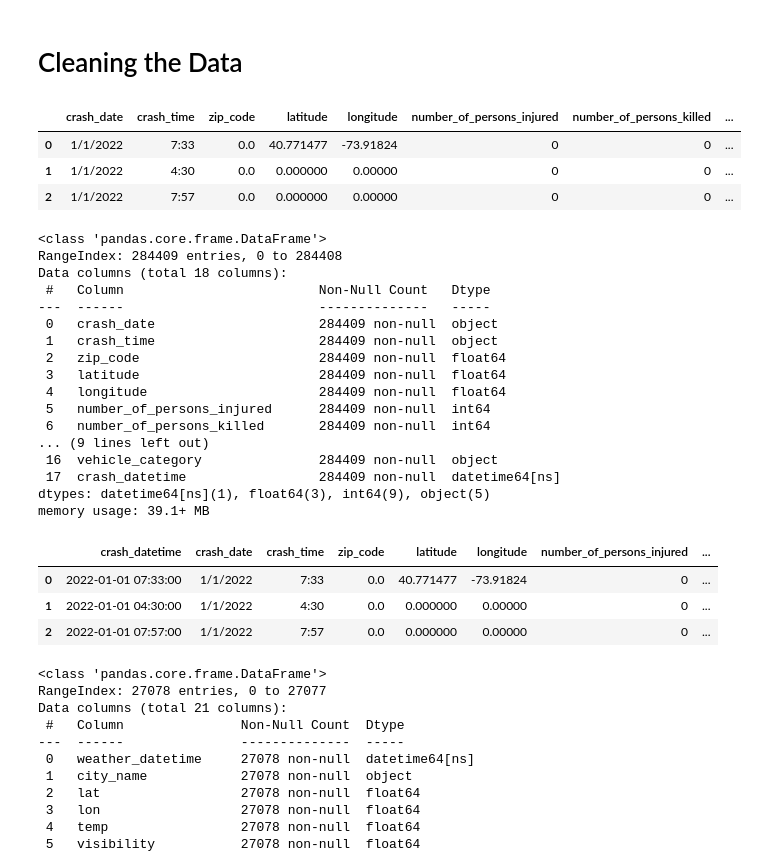
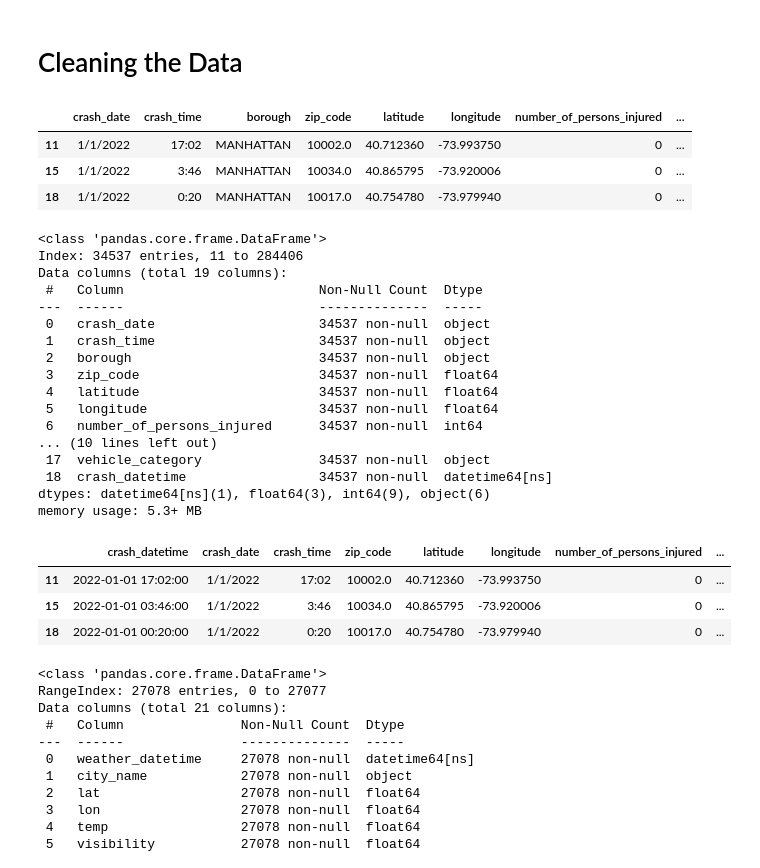
Before and after one commit to cfortiz/bootcamp-project-4, a Jupyter notebook: Model_EC.ipynb, the cells around one changed output. Saved outputs shown, nothing was run; the diff lists cells and outputs as text; code cells hidden in the pictures.

```diff
--- a/Model_EC.ipynb
+++ b/Model_EC.ipynb
@@ -49,59 +49,59 @@ vehicle_categories = {
     ],
     "Emergency Vehicles": ["Ambulance"],
     "Public Transport": ["Bus", "Pedicab", "Carriage"],
     "Two-Wheelers": [
         "Motorcycle", "Bike", "E-Bike", "Moped", "E-Scooter", "MOTOR SCOO"
     ]
 }
 
 # Function to categorize vehicle types
 def categorize_vehicle_type(vehicle_type):
     for category, types in vehicle_categories.items():
         if pd.notna(vehicle_type) and vehicle_type in types:
             return category
     return "Other"  # For unclassified or missing types
 
 crash_df['vehicle_category'] = crash_df['vehicle_type_code1'].apply(categorize_vehicle_type)
-
+crash_df = crash_df[crash_df['borough'] == 'MANHATTAN']
 crash_df['zip_code'] = crash_df['zip_code'].fillna(0)
 crash_df['latitude'] = crash_df['latitude'].fillna(0)
 crash_df['longitude'] = crash_df['longitude'].fillna(0)
 
 # Convert crash date and time to a single datetime column
 crash_df['crash_datetime'] = pd.to_datetime(
     crash_df['crash_date'] + ' ' + crash_df['crash_time'], errors='coerce')
 
-crash_columns_to_drop = ['location', 'cross_street_name','borough','on_street_name','off_street_name','contributing_factor_vehicle_2','contributing_factor_vehicle_3','contributing_factor_vehicle_4','contributing_factor_vehicle_5',
+crash_columns_to_drop = ['location', 'cross_street_name','on_street_name','off_street_name','contributing_factor_vehicle_2','contributing_factor_vehicle_3','contributing_factor_vehicle_4','contributing_factor_vehicle_5',
                           'vehicle_type_code2','vehicle_type_code_3',	'vehicle_type_code_4',	'vehicle_type_code_5']
 
 crash_df.drop(columns=crash_columns_to_drop, inplace=True)
 
 crash_df.head(3)
 # %% [output]
-|  | crash_date | crash_time | zip_code | latitude | longitude | number_of_persons_injured | number_of_persons_killed | ... |
-| 0 | 1/1/2022 | 7:33 | 0.0 | 40.771477 | -73.91824 | 0 | 0 | ... |
-| 1 | 1/1/2022 | 4:30 | 0.0 | 0.000000 | 0.00000 | 0 | 0 | ... |
-| 2 | 1/1/2022 | 7:57 | 0.0 | 0.000000 | 0.00000 | 0 | 0 | ... |
+|  | crash_date | crash_time | borough | zip_code | latitude | longitude | number_of_persons_injured | ... |
+| 11 | 1/1/2022 | 17:02 | MANHATTAN | 10002.0 | 40.712360 | -73.993750 | 0 | ... |
+| 15 | 1/1/2022 | 3:46 | MANHATTAN | 10034.0 | 40.865795 | -73.920006 | 0 | ... |
+| 18 | 1/1/2022 | 0:20 | MANHATTAN | 10017.0 | 40.754780 | -73.979940 | 0 | ... |
 # %%
 crash_df.info()
 # %% [output]
 <class 'pandas.core.frame.DataFrame'>
-RangeIndex: 284409 entries, 0 to 284408
-Data columns (total 18 columns):
- #   Column                         Non-Null Count   Dtype
----  ------                         --------------   -----
- 0   crash_date                     284409 non-null  object
- 1   crash_time                     284409 non-null  object
- 2   zip_code                       284409 non-null  float64
- 3   latitude                       284409 non-null  float64
- 4   longitude                      284409 non-null  float64
- 5   number_of_persons_injured      284409 non-null  int64
- 6   number_of_persons_killed       284409 non-null  int64
-... (9 lines left out)
- 16  vehicle_category               284409 non-null  object
- 17  crash_datetime                 284409 non-null  datetime64[ns]
-dtypes: datetime64[ns](1), float64(3), int64(9), object(5)
-memory usage: 39.1+ MB
+Index: 34537 entries, 11 to 284406
+Data columns (total 19 columns):
+ #   Column                         Non-Null Count  Dtype
+---  ------                         --------------  -----
+ 0   crash_date                     34537 non-null  object
+ 1   crash_time                     34537 non-null  object
+ 2   borough                        34537 non-null  object
+ 3   zip_code                       34537 non-null  float64
+ 4   latitude                       34537 non-null  float64
+ 5   longitude                      34537 non-null  float64
+ 6   number_of_persons_injured      34537 non-null  int64
+... (10 lines left out)
+ 17  vehicle_category               34537 non-null  object
+ 18  crash_datetime                 34537 non-null  datetime64[ns]
+dtypes: datetime64[ns](1), float64(3), int64(9), object(6)
+memory usage: 5.3+ MB
 # %%
 #Converting the crash data into correct formatting
 crash_df['zip_code'] = crash_df['zip_code'].astype(str)
@@ -120,9 +120,9 @@ crash_df = crash_df[reorder_columns_crash]
 crash_df.head(3)
 # %% [output]
 |  | crash_datetime | crash_date | crash_time | zip_code | latitude | longitude | number_of_persons_injured | ... |
-| 0 | 2022-01-01 07:33:00 | 1/1/2022 | 7:33 | 0.0 | 40.771477 | -73.91824 | 0 | ... |
-| 1 | 2022-01-01 04:30:00 | 1/1/2022 | 4:30 | 0.0 | 0.000000 | 0.00000 | 0 | ... |
-| 2 | 2022-01-01 07:57:00 | 1/1/2022 | 7:57 | 0.0 | 0.000000 | 0.00000 | 0 | ... |
+| 11 | 2022-01-01 17:02:00 | 1/1/2022 | 17:02 | 10002.0 | 40.712360 | -73.993750 | 0 | ... |
+| 15 | 2022-01-01 03:46:00 | 1/1/2022 | 3:46 | 10034.0 | 40.865795 | -73.920006 | 0 | ... |
+| 18 | 2022-01-01 00:20:00 | 1/1/2022 | 0:20 | 10017.0 | 40.754780 | -73.979940 | 0 | ... |
 # %%
 #Weather Data Cleaning
 
```
Also changed, not shown: parts of 5 cells of this notebook.
